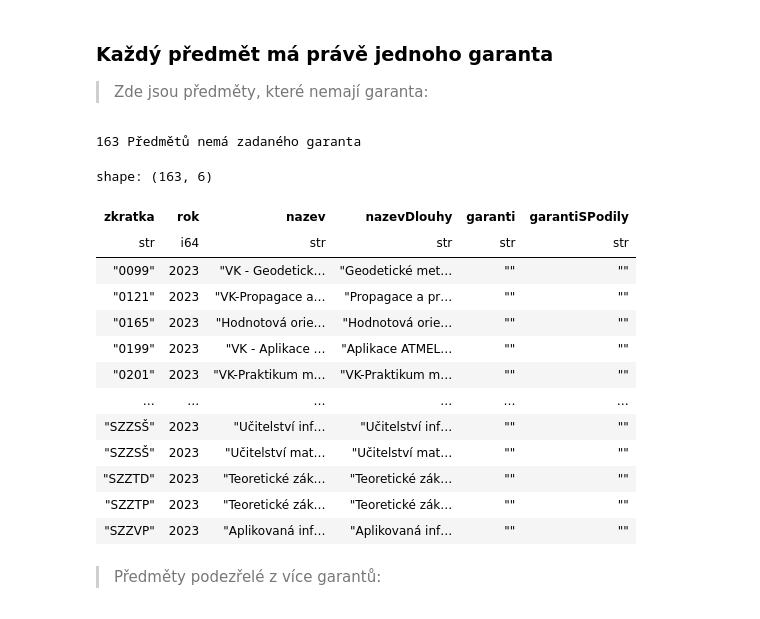
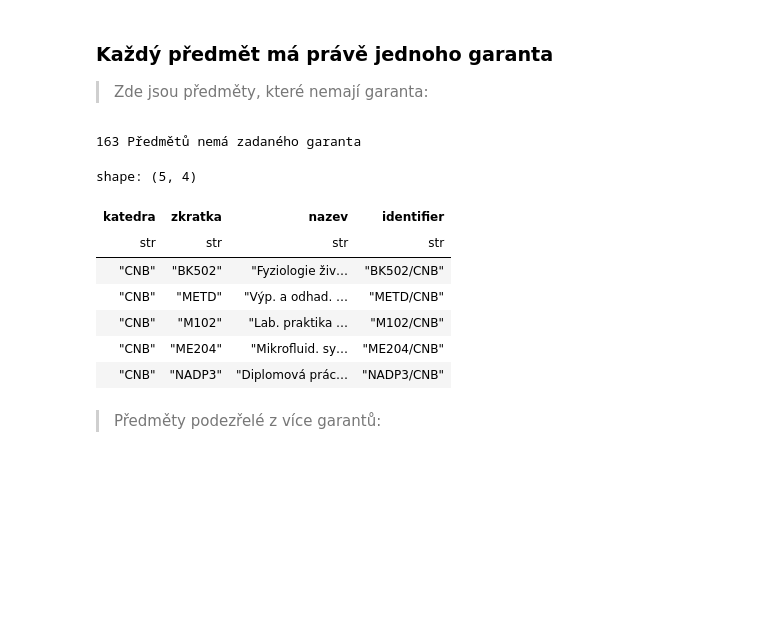
Before and after one commit to MFVS/kontrola-rozvrhu-extended, a Jupyter notebook: stag_bombator1.1.b1.ipynb, the cells around one changed output. Cells and saved outputs as stored; diff of their text form; code cells hidden in the pictures; blank space fills up the shorter version.

Commit message:
Generování ok předmětů a základ pro xlsx -> csv

```diff
--- a/stag_bombator1.1.b1.ipynb
+++ b/stag_bombator1.1.b1.ipynb
@@ -42,3 +47,5 @@ shape: (4, 69)
+# %%
+bez_problemu = predmety_by_kat.select(["katedra", "zkratka", "nazev"]).with_columns(pl.concat_str([pl.col("zkratka"), pl.col("katedra")], separator="/").alias("identifier"))
 # %%
 # qr = ~pl.all().is_duplicated()
 # rozvrh_by_kat = rozvrh_by_kat.filter(qr)
@@ -109,31 +116,29 @@ seminarici = pl.col("seminarici")
 
 > Zde jsou předměty, které nemají garanta:
 # %%
-zkratky = predmety_s_akci.filter(pl.col("garantiUcitIdno").is_null()).select(["zkratka", "rok", "nazev", "nazevDlouhy", "garanti", "garantiSPodily"]).filter(
+zkratky = predmety_s_akci.filter(pl.col("garantiUcitIdno").is_null()).select(["katedra", "zkratka", "rok", "nazev", "nazevDlouhy", "garanti", "garantiSPodily"]).filter(
     # Není SZ
     # pl.col("zkratka").str.starts_with("SZ").is_not()
     True
 )
 print(f"\n{len(zkratky)} Předmětů nemá zadaného garanta")
-zkratky.write_excel("results/bez_garanta.xlsx")
+zkratky.write_excel("results_xlsx/bez_garanta.xlsx")
+zkratky.write_csv("results_csv/bez_garanta.csv")
 zkratky
 # print(list(zkratky), sep=", ")
+
+bez_problemu = bez_problemu.join(zkratky.with_columns(pl.concat_str([pl.col("zkratka"), pl.col("katedra")], separator="/").alias("identifier")),"identifier" ,"anti")
+bez_problemu.head()
 # %% [output]
 163 Předmětů nemá zadaného garanta
-shape: (163, 6)
+shape: (5, 4)
-| zkratka | rok | nazev | nazevDlouhy | garanti | garantiSPodily |
-| str | i64 | str | str | str | str |
-| "0099" | 2023 | "VK - Geodetick… | "Geodetické met… | "" | "" |
-| "0121" | 2023 | "VK-Propagace a… | "Propagace a pr… | "" | "" |
-| "0165" | 2023 | "Hodnotová orie… | "Hodnotová orie… | "" | "" |
-| "0199" | 2023 | "VK - Aplikace … | "Aplikace ATMEL… | "" | "" |
-| "0201" | 2023 | "VK-Praktikum m… | "VK-Praktikum m… | "" | "" |
-| … | … | … | … | … | … |
-| "SZZSŠ" | 2023 | "Učitelství inf… | "Učitelství inf… | "" | "" |
-| "SZZSŠ" | 2023 | "Učitelství mat… | "Učitelství mat… | "" | "" |
-| "SZZTD" | 2023 | "Teoretické zák… | "Teoretické zák… | "" | "" |
-| "SZZTP" | 2023 | "Teoretické zák… | "Teoretické zák… | "" | "" |
-| "SZZVP" | 2023 | "Aplikovaná inf… | "Aplikovaná inf… | "" | "" |
+| katedra | zkratka | nazev | identifier |
+| str | str | str | str |
+| "CNB" | "BK502" | "Fyziologie živ… | "BK502/CNB" |
+| "CNB" | "METD" | "Výp. a odhad. … | "METD/CNB" |
+| "CNB" | "M102" | "Lab. praktika … | "M102/CNB" |
+| "CNB" | "ME204" | "Mikrofluid. sy… | "ME204/CNB" |
+| "CNB" | "NADP3" | "Diplomová prác… | "NADP3/CNB" |
 # %% [markdown]
 > Předměty podezřelé z více garantů:
 # %%
```
Also changed, not shown: parts of 20 cells of this notebook, 24 other files.
